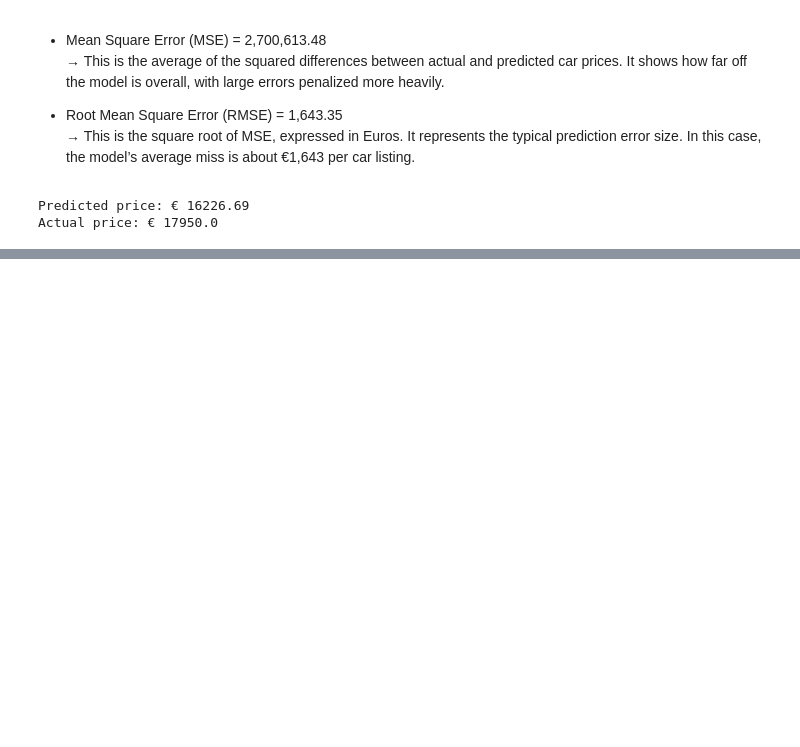
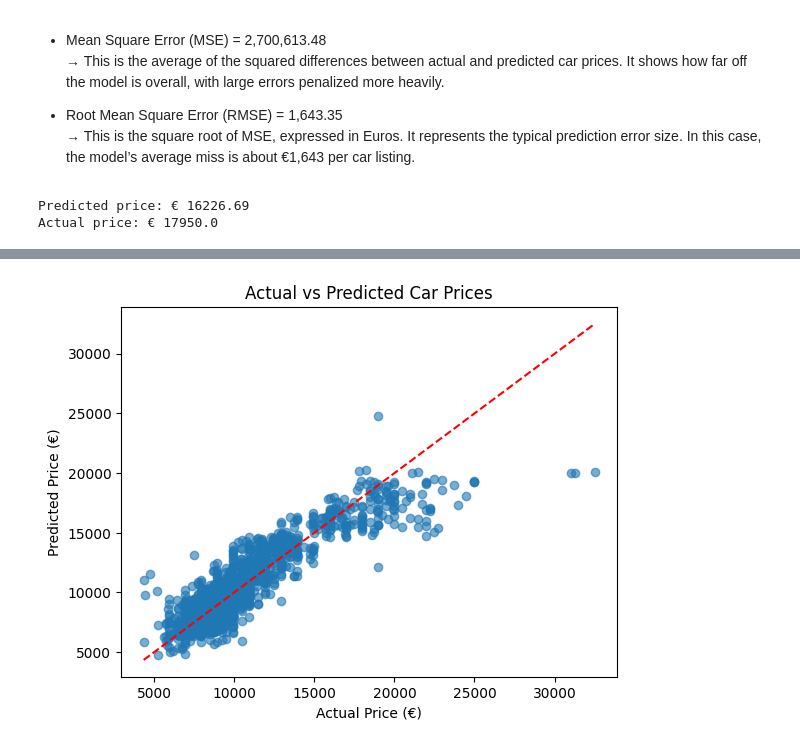
Before and after one commit to AshPiBit02/python-lib-deck, a Jupyter notebook: numpy/Linear Algebra/Car Price Prediction/Toyota Corolla.ipynb, the cells around one changed output, grey strips where cells are left out. Cells and saved outputs as stored; diff of their text form; code cells hidden in the pictures; blank space fills up the shorter version.

```diff
--- a/numpy/Linear Algebra/Car Price Prediction/Toyota Corolla.ipynb
+++ b/numpy/Linear Algebra/Car Price Prediction/Toyota Corolla.ipynb
@@ -82,0 +103,12 @@ Actual price: € 17950.0
+# %%
+# Actual vs Predicted price
+import matplotlib.pyplot as plt
+
+plt.scatter(price, y_pred, alpha=0.6)
+plt.xlabel("Actual Price (€)")
+plt.ylabel("Predicted Price (€)")
+plt.title("Actual vs Predicted Car Prices")
+plt.plot([price.min(), price.max()], [price.min(), price.max()], 'r--')  # perfect fit line
+plt.show()
+# %% [output]
+[figure, added]
```
Also changed, not shown: parts of 3 cells of this notebook.
